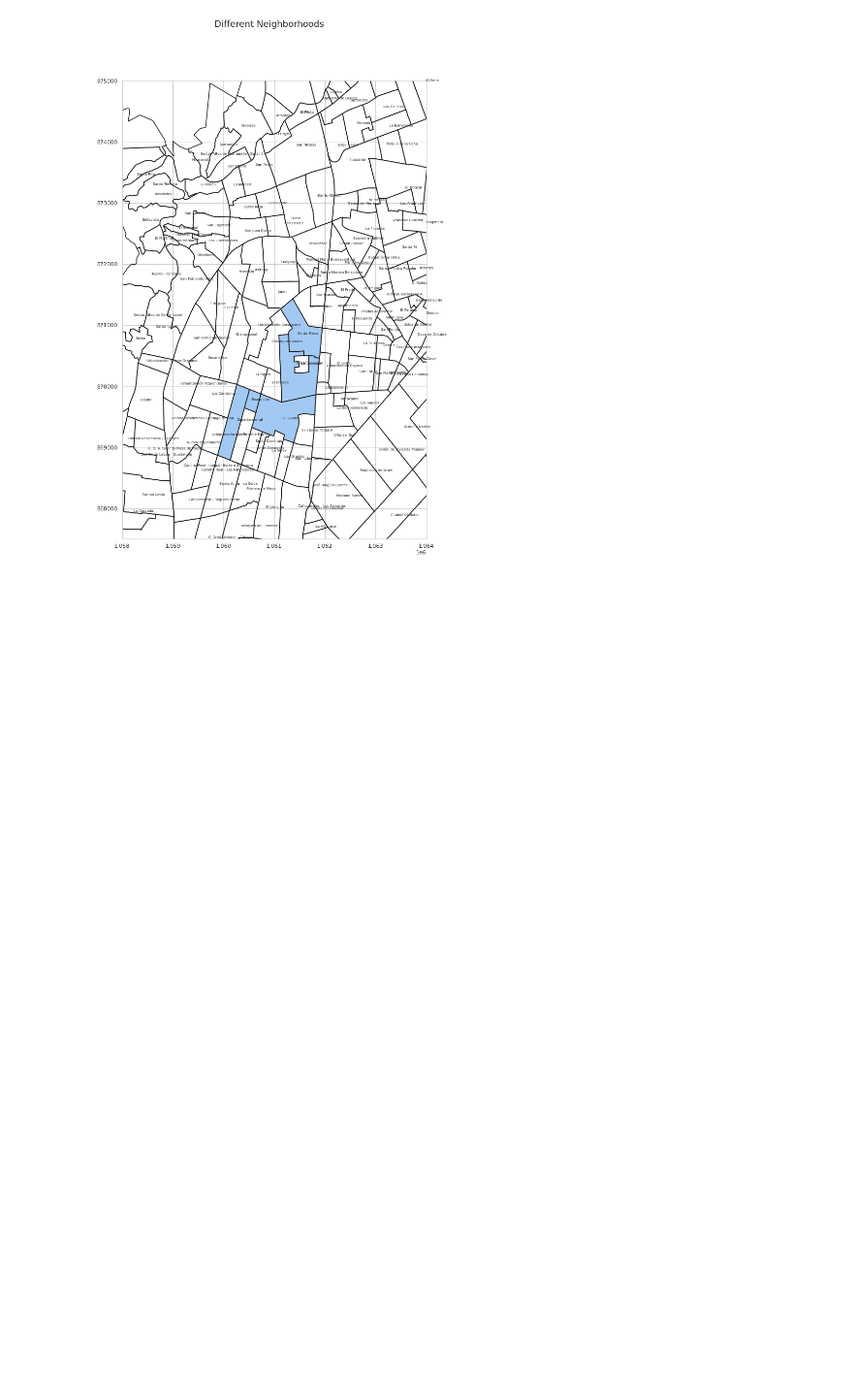
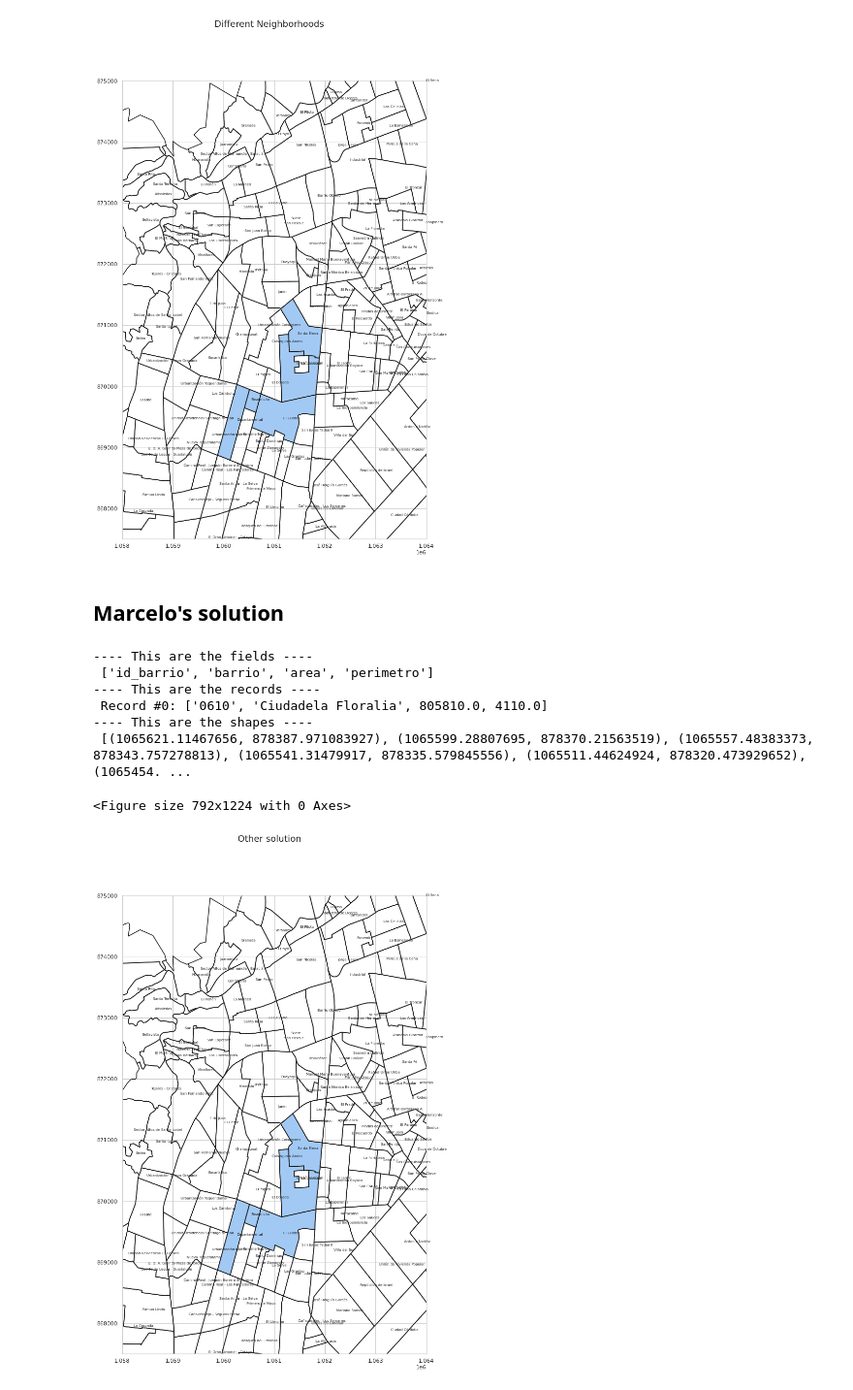
Before and after one commit to ch-canaza/GlobAn_Mapping, a Jupyter notebook: Mapping_Cali.ipynb, the cells around one changed output. Shown at 97% size. Cells and saved outputs as stored; diff of their text form; code cells hidden in the pictures; blank space fills up the shorter version.

Commit message:
Add second implementation for printing neighborhoods from their names

```diff
--- a/Mapping_Cali.ipynb
+++ b/Mapping_Cali.ipynb
@@ -333,3 +335,32 @@ plot_map_fill_multiple_names("Different Neighborhoods",
 # %% [output]
 <Figure size 792x1224 with 0 Axes>
 [figure]
+# %% [markdown]
+## Marcelo's solution
+# %%
+def plot_comunas_2(sf, title, neighb, x_lim, y_lim, color):
+    '''
+    Plot map with selected comunes, using specific color
+    '''
+
+    df = read_shapefile(sf)
+    neighb_id = []
+    for i in neighb:
+        neighb_id.append(df[df.barrio == i]
+                         .index[0])
+    plot_map_fill_multiple_ids(title, neighb_id, sf,
+                                       x_lim,
+                                       y_lim,
+                                       figsize = (11,17),
+                                       color = color);
+# %%
+plot_comunas_2(sf, 'Other solution', name_neigh, x_lim, y_lim, 'b')
+# %% [output]
+---- This are the fields ----
+ ['id_barrio', 'barrio', 'area', 'perimetro']
+---- This are the records ----
+ Record #0: ['0610', 'Ciudadela Floralia', 805810.0, 4110.0]
+---- This are the shapes ----
+ [(1065621.11467656, 878387.971083927), (1065599.28807695, 878370.21563519), (1065557.48383373, 878343.757278813), (1065541.31479917, 878335.579845556), (1065511.44624924, 878320.473929652), (1065454. ...
+<Figure size 792x1224 with 0 Axes>
+[figure, added]
```
Also changed, not shown: parts of 1 cell of this notebook.
